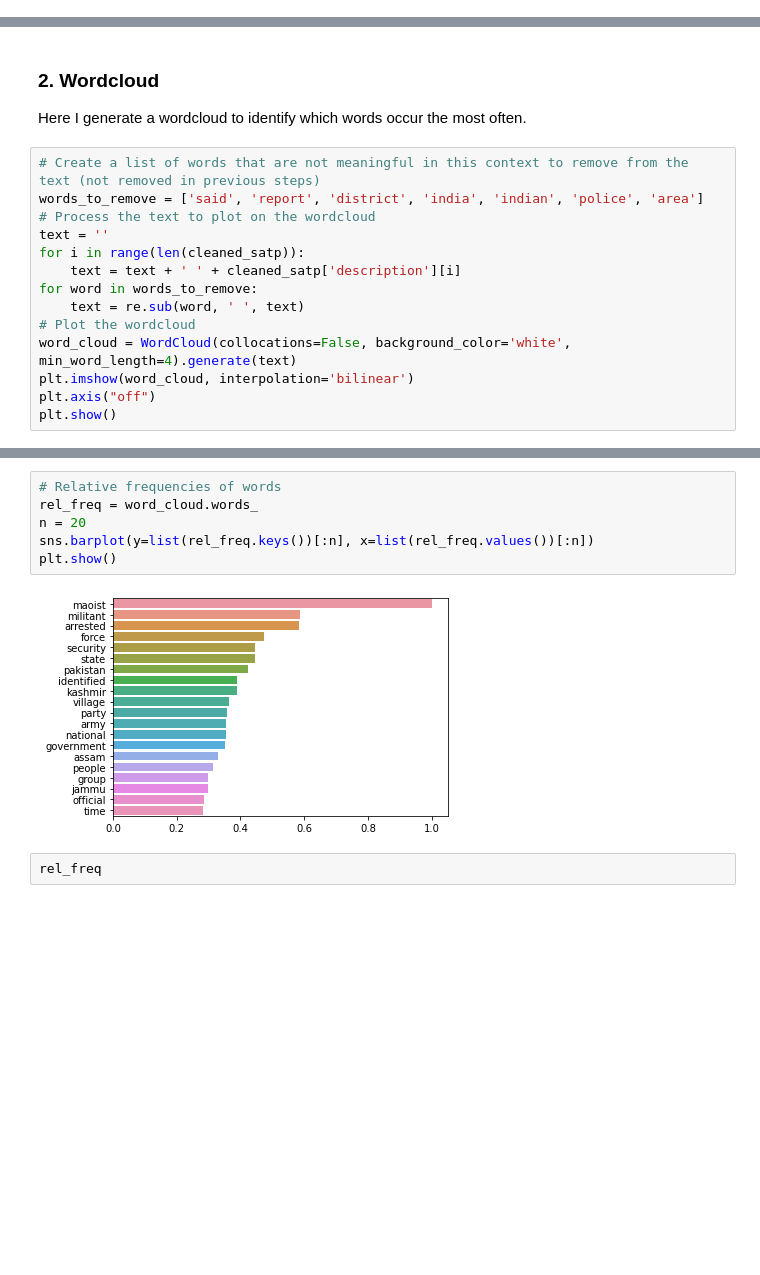
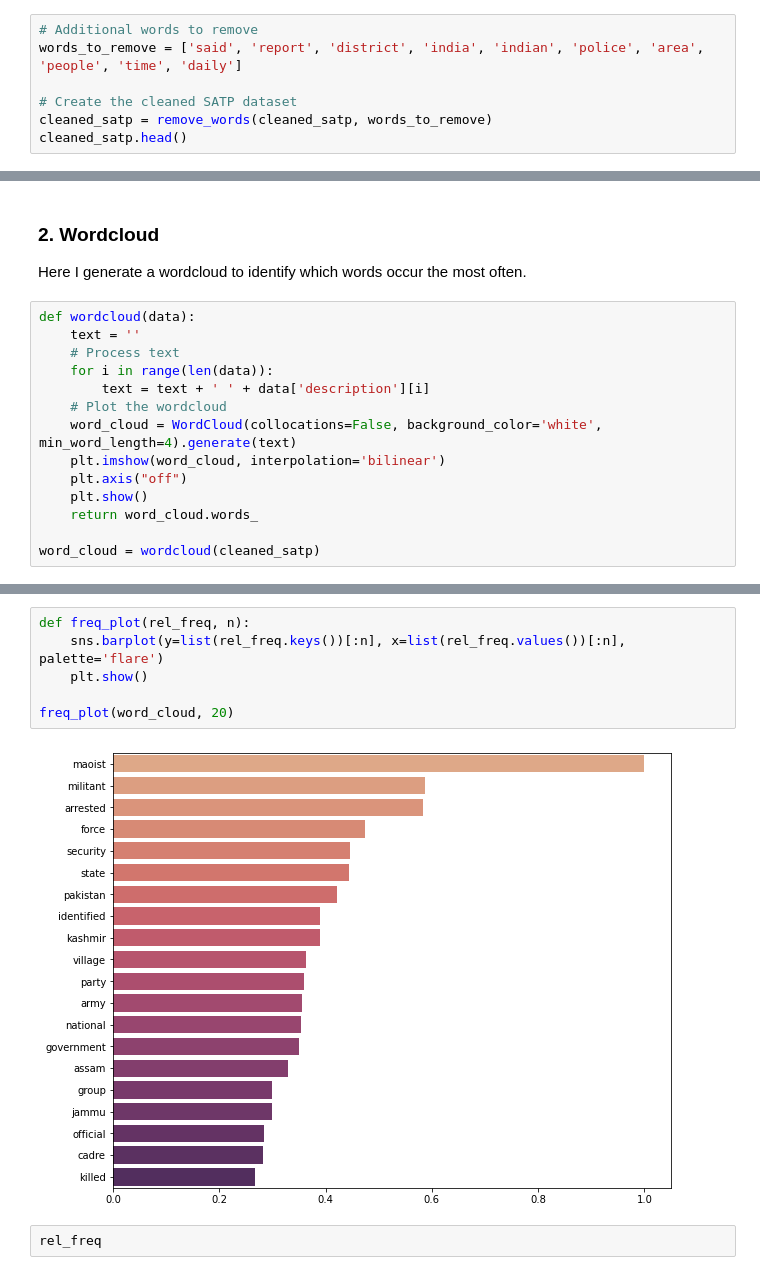
Before and after one commit to jonathanold/conflict-india, a Jupyter notebook: code/satp_descriptive_analysis.ipynb, the cells around one changed output, grey strips where cells are left out. Saved outputs shown, nothing was run; the diff lists cells and outputs as text; blank space fills up the shorter version.

```diff
--- a/code/satp_descriptive_analysis.ipynb
+++ b/code/satp_descriptive_analysis.ipynb
@@ -80,0 +85,7 @@ cleaned_satp.head()
+# %%
+# Additional words to remove
+words_to_remove = ['said', 'report', 'district', 'india', 'indian', 'police', 'area', 'people', 'time', 'daily']
+
+# Create the cleaned SATP dataset
+cleaned_satp = remove_words(cleaned_satp, words_to_remove)
+cleaned_satp.head()
@@ -104,17 +123,17 @@ plt.show()
 
 Here I generate a wordcloud to identify which words occur the most often.
 # %%
-# Create a list of words that are not meaningful in this context to remove from the text (not removed in previous steps)
-words_to_remove = ['said', 'report', 'district', 'india', 'indian', 'police', 'area']
-# Process the text to plot on the wordcloud
-text = ''
-for i in range(len(cleaned_satp)):
-    text = text + ' ' + cleaned_satp['description'][i]
-for word in words_to_remove:
-    text = re.sub(word, ' ', text)
-# Plot the wordcloud
-word_cloud = WordCloud(collocations=False, background_color='white', min_word_length=4).generate(text)
-plt.imshow(word_cloud, interpolation='bilinear')
-plt.axis("off")
-plt.show()
+def wordcloud(data):
+    text = ''
+    # Process text
+    for i in range(len(data)):
+        text = text + ' ' + data['description'][i]
+    # Plot the wordcloud
+    word_cloud = WordCloud(collocations=False, background_color='white', min_word_length=4).generate(text)
+    plt.imshow(word_cloud, interpolation='bilinear')
+    plt.axis("off")
+    plt.show()
+    return word_cloud.words_
+
+word_cloud = wordcloud(cleaned_satp)
 # %% [output]
@@ -122,11 +141,11 @@ plt.show()
 # %%
-# Relative frequencies of words
-rel_freq = word_cloud.words_
-n = 20
-sns.barplot(y=list(rel_freq.keys())[:n], x=list(rel_freq.values())[:n])
-plt.show()
+def freq_plot(rel_freq, n):
+    sns.barplot(y=list(rel_freq.keys())[:n], x=list(rel_freq.values())[:n], palette='flare')
+    plt.show()
+
+freq_plot(word_cloud, 20)
 # %% [output]
-[figure, old version]
+[figure, new version]
 # %%
 rel_freq
 # %% [output]
```
Also changed, not shown: parts of 41 cells of this notebook.
